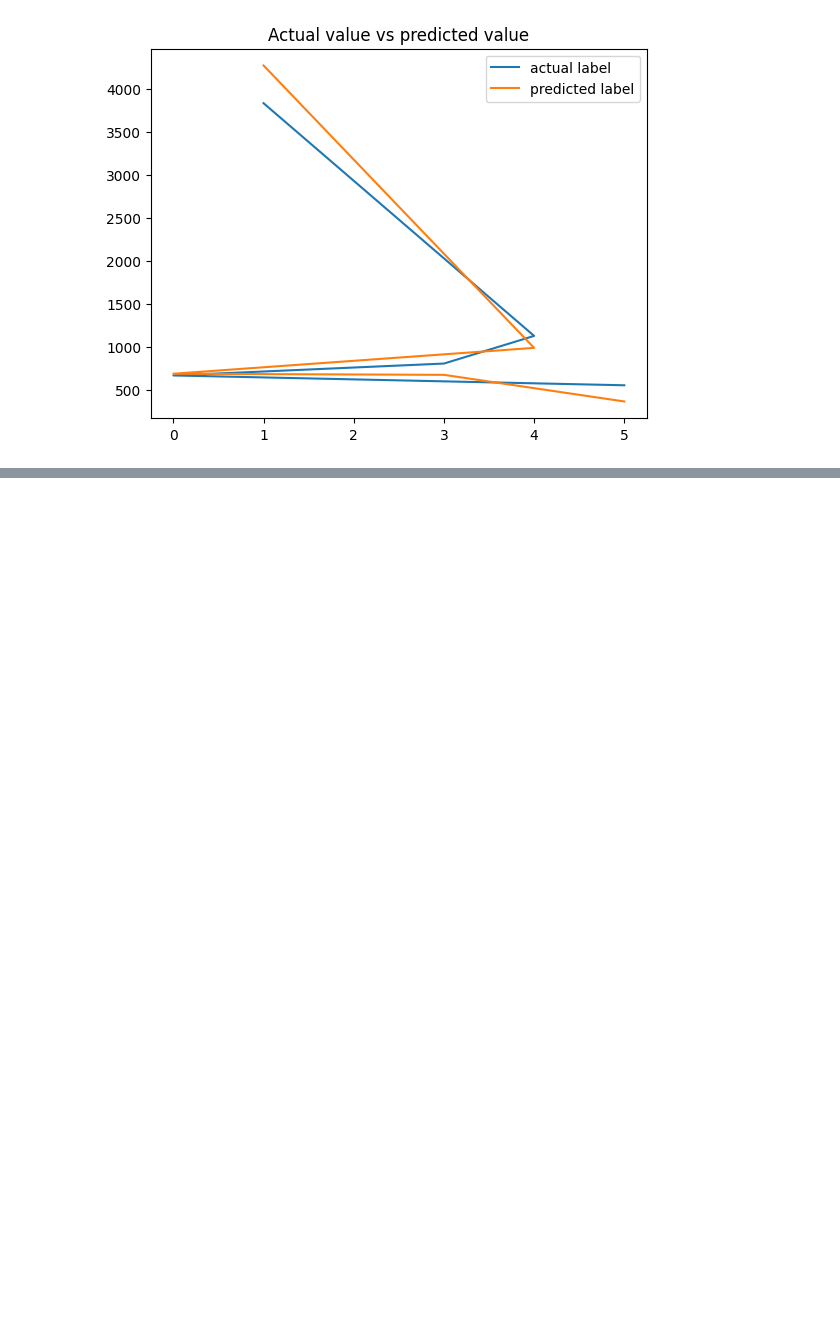
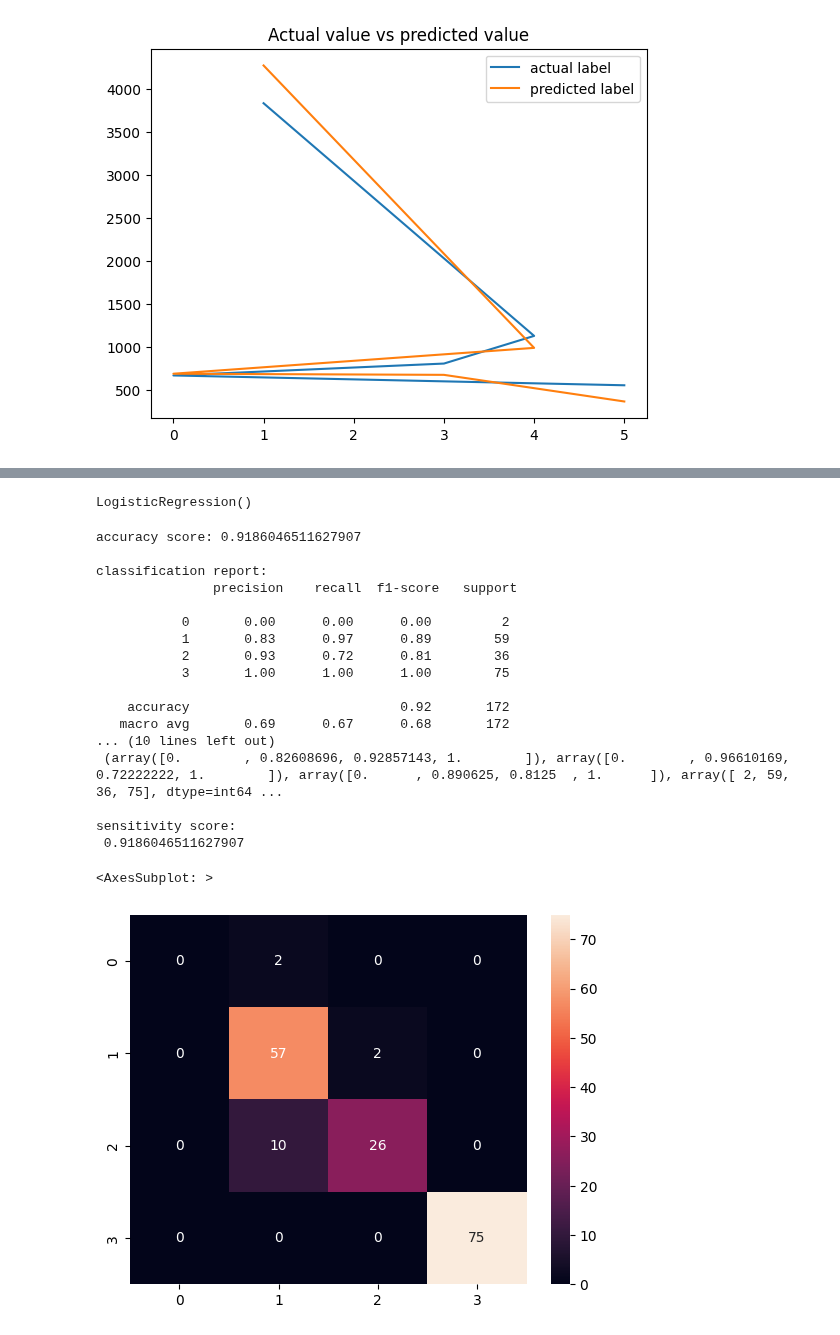
Before and after one commit to Taoheed-O/Tuberculosis_Survival_prediction, a Jupyter notebook: Machine_learning.ipynb, the cells around one changed output, grey strips where cells are left out. Drawn from its saved outputs; the diff is of its cells as text; code cells hidden in the pictures; blank space fills up the shorter version.

```diff
--- a/Machine_learning.ipynb
+++ b/Machine_learning.ipynb
@@ -819,0 +1000,3 @@ plt.savefig('knn_comparison.jpg')
+# %%
+training_features_ng = pd.get_dummies(training_features_ng,columns=categorical_columns_ng)
+training_features_ng.head()
@@ -819,0 +1016,3 @@ plt.savefig('knn_comparison.jpg')
+# %%
+x_train_ng, x_test_ng, y_train_ng, y_test_ng = train_test_split(training_features_ng, outcome_label_ng, test_size=0.3, random_state=30)
+x_test_ng
@@ -819,0 +1038,10 @@ plt.savefig('knn_comparison.jpg')
+# %%
+y_train_ng['state'] = y_train_ng['outcome_cd_bin'].apply(lambda x:'cured' \
+if x == 1 else ('failed' if x == 0\
+                     else('completed' if x == 2 else 'loss to follow up')))
+
+
+y_test_ng['state'] = y_test_ng['outcome_cd_bin'].apply(lambda x:'cured' \
+if x == 1 else ('failed' if x == 0\
+                     else('completed' if x == 2 else 'loss to follow up')))
+y_test_ng
@@ -819,0 +1062,41 @@ plt.savefig('knn_comparison.jpg')
+# %%
+lr_ng = LogisticRegression()
+model_lr_ng = lr_ng.fit(x_train_ng, y_train_ng['outcome_cd_bin'])
+model_lr_ng
+# %% [output]
+LogisticRegression()
+# %%
+predicted_label  = model_lr_ng.predict(x_train_ng)
+actual_label = np.array(y_train_ng['outcome_cd_bin'])
+print('accuracy score:',accuracy_score(actual_label,predicted_label))
+print('\nclassification report:\n',classification_report(actual_label,predicted_label, labels=[0,1,2,3]))
+print('\nconfusion matrix:\n',confusion_matrix(actual_label,predicted_label))
+print('\nprecison,recall,fscore,support ARRAYS:\n',precision_recall_fscore_support(actual_label,predicted_label))
+# def specificity(y_true , y_pred):
+#     w,x,y,z = precision_recall_fscore_support(actual_label,predicted_label,average='micro')
+#     return(x[0])
+print('\nsensitivity score:\n',recall_score(actual_label,predicted_label, average='micro'))
+# print('\nspecificity score:\n',specificity(actual_label,predicted_label))
+
+cm = confusion_matrix(actual_label,predicted_label)
+sns.heatmap(cm,annot=True)
+# %% [output]
+accuracy score: 0.9186046511627907
+
+classification report:
+               precision    recall  f1-score   support
+
+           0       0.00      0.00      0.00         2
+           1       0.83      0.97      0.89        59
+           2       0.93      0.72      0.81        36
+           3       1.00      1.00      1.00        75
+
+    accuracy                           0.92       172
+   macro avg       0.69      0.67      0.68       172
+... (10 lines left out)
+ (array([0.        , 0.82608696, 0.92857143, 1.        ]), array([0.        , 0.96610169, 0.72222222, 1.        ]), array([0.      , 0.890625, 0.8125  , 1.      ]), array([ 2, 59, 36, 75], dtype=int64 ...
+
+sensitivity score:
+ 0.9186046511627907
+<AxesSubplot: >
+[figure, added]
```
Also changed, not shown: parts of 41 cells of this notebook, 2 other files.
